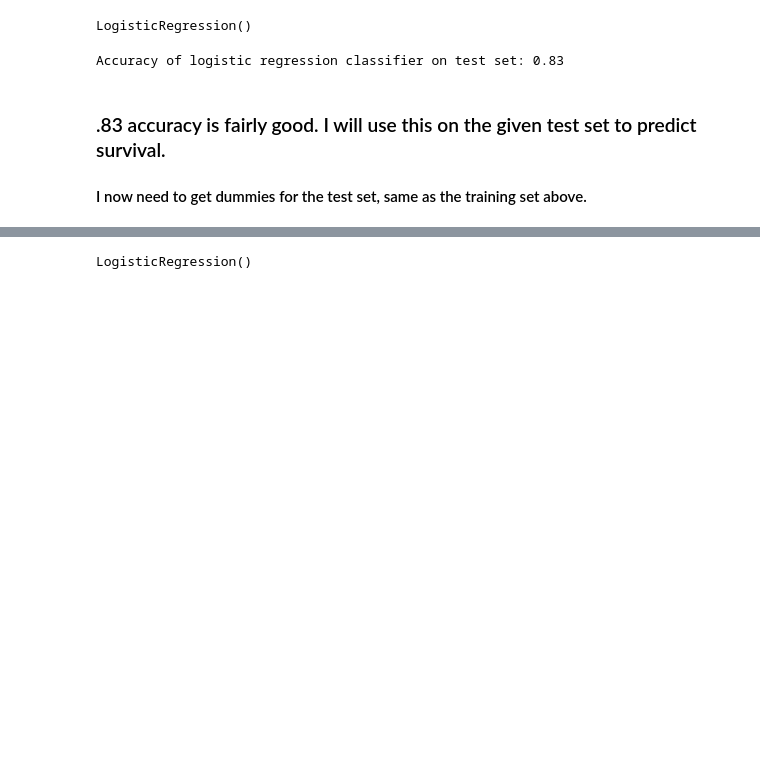
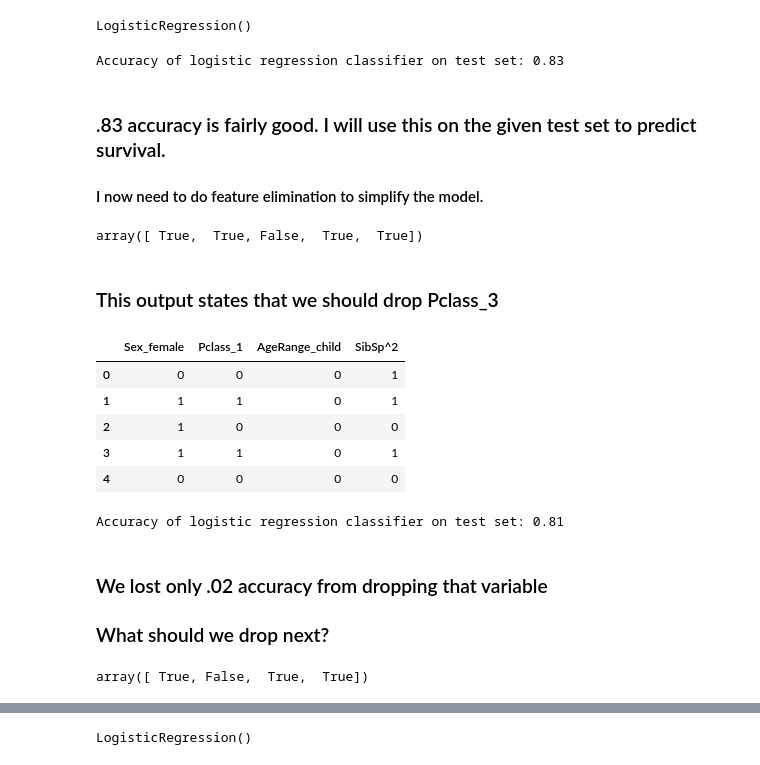
Before and after one commit to caltodo/DataAnalysis, a Jupyter notebook: titanic.ipynb, the cells around one changed output, grey strips where cells are left out. Drawn from its saved outputs; the diff is of its cells as text; code cells hidden in the pictures; blank space fills up the shorter version.

```diff
--- a/titanic.ipynb
+++ b/titanic.ipynb
@@ -299,4 +301,39 @@ print('Accuracy of logistic regression classifier on test set: {:.2f}'.format(lo
 Accuracy of logistic regression classifier on test set: 0.83
 # %% [markdown]
 ### .83 accuracy is fairly good. I will use this on the given test set to predict survival.
-#### I now need to get dummies for the test set, same as the training set above.
+#### I now need to do feature elimination to simplify the model.
+# %%
+estimator = SVR(kernel='linear')
+selector = RFE(estimator, n_features_to_select=4, step=1)
+selector = selector.fit(X_train, y_train)
+selector.support_
+# %% [output]
+array([ True,  True, False,  True,  True])
+# %% [markdown]
+### This output states that we should drop Pclass_3
+# %%
+features = train_df.drop(['Survived', 'Age' , 'SibSp', 'Parch', 'Sex_male', 'Pclass_2', 'Pclass_3', 'Fare', 'FareRange', 'Embarked', 'AgeRange_adult'], axis=1)
+features.head()
+# %% [output]
+|  | Sex_female | Pclass_1 | AgeRange_child | SibSp^2 |
+| 0 | 0 | 0 | 0 | 1 |
+| 1 | 1 | 1 | 0 | 1 |
+| 2 | 1 | 0 | 0 | 0 |
+| 3 | 1 | 1 | 0 | 1 |
+| 4 | 0 | 0 | 0 | 0 |
+# %%
+X_train, X_test, y_train, y_test = train_test_split(features, targ, test_size=0.33, random_state=42)
+logmodel.fit(X_train, y_train)
+y_pred = logmodel.predict(X_test)
+print('Accuracy of logistic regression classifier on test set: {:.2f}'.format(logmodel.score(X_test, y_test)))
+# %% [output]
+Accuracy of logistic regression classifier on test set: 0.81
+# %% [markdown]
+### We lost only .02 accuracy from dropping that variable
+### What should we drop next?
+# %%
+selector = RFE(estimator, n_features_to_select=3, step=1)
+selector = selector.fit(X_train, y_train)
+selector.support_
+# %% [output]
+array([ True, False,  True,  True])
```
Also changed, not shown: parts of 19 cells of this notebook.
